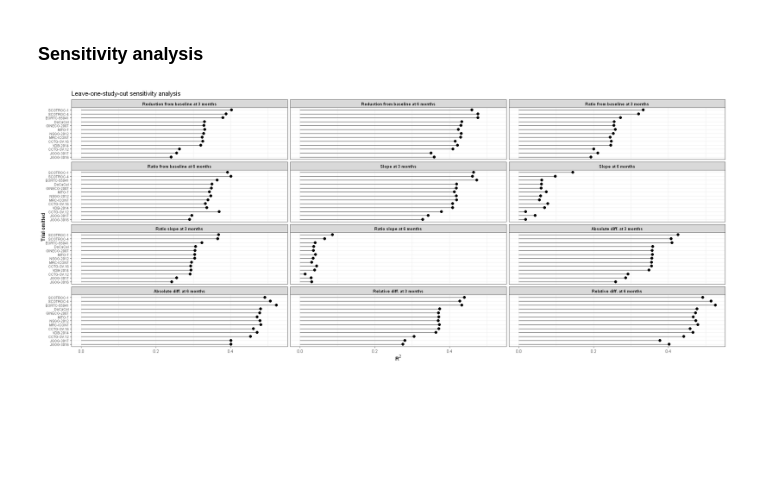
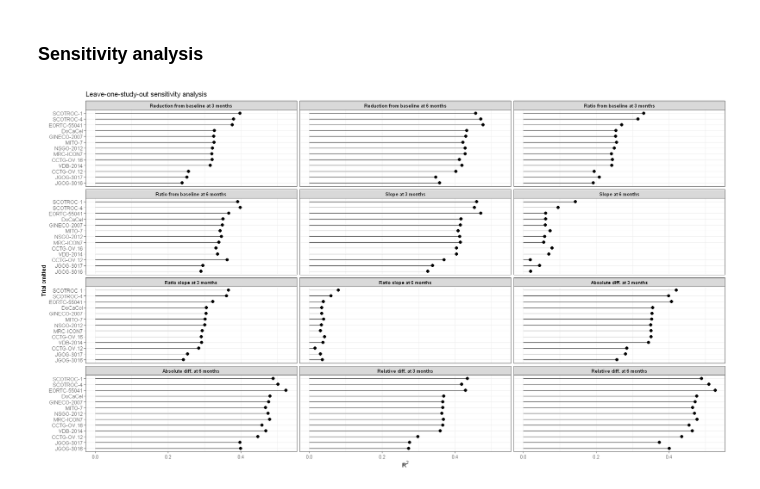
Before and after one commit to Kodro23/Surrogacy_evaluation_CA125, a Jupyter notebook: notebooks/inla/Surrogacy_evaluation_of_CA125_inla.ipynb, the cells around one changed output. Drawn from its saved outputs; the diff is of its cells as text; code cells hidden in the pictures; blank space fills up the shorter version.

```diff
--- a/notebooks/inla/Surrogacy_evaluation_of_CA125_inla.ipynb
+++ b/notebooks/inla/Surrogacy_evaluation_of_CA125_inla.ipynb
@@ -18,7 +18,7 @@ invisible(source("./src/inla/help_functions.r"))
 # %%
 #Load dataset
 ca125 <- read.csv("./data/MAOV_ca125_all.csv", sep=";")
-ca125 <- ca125%>%mutate(id=paste(trialid,"_",patid))
+ca125 <- ca125%>%mutate(id=paste0(trialid,"_",patid))
 ca125 %>% summarize(
     n_patients=n_distinct(id),
     n_trials=n_distinct(trialid),
@@ -953,11 +938,8 @@ for (j in seq_len(n_trials)) {
 }
 
 trajectory_df <- bind_rows(trajectory_results)
-trial_map <- ca125_all_6 %>%
-  distinct(trialid_num, trialid)
-
-trajectory_df <- trajectory_df %>%
-  left_join(trial_map, by = "trialid_num")
+trial_map <- ca125_all_6 %>%distinct(trialid_num, trialid)
+trajectory_df <- trajectory_df %>%left_join(trial_map, by = "trialid_num")
 # %%
 options(repr.plot.width = 20, repr.plot.height = 8)
 
@@ -1321,6 +1321,7 @@ loso_boot_r2 <- loso_boot_r2 %>%
     left_out_trial = trialid
   )
 # %%
+options(repr.plot.width = 18, repr.plot.height = 10)
 plot_df <- loso_boot_r2 %>%
   mutate(
     summary = factor(
@@ -1345,35 +1346,35 @@ ggplot(
   plot_df,
   aes(
     x = reorder(left_out_trial, mean_R2),
     y = mean_R2
   )
 ) +
   geom_segment(
     aes(
       xend = left_out_trial,
       y = 0,
       yend = mean_R2
     )
   ) +
   geom_point(size = 2.5) +
   coord_flip() +
   facet_wrap(
     ~summary,
     ncol = 3,
     scales = "fixed"
   ) +
   labs(
     x = "Trial omitted",
     y = expression(R^2),
     title = "Leave-one-study-out sensitivity analysis"
   ) +
   theme_bw() +
   theme(
     strip.text = element_text(face = "bold"),
-    axis.text.y = element_text(size = 7)
+    axis.text.y = element_text(size = 10)
   )
 # %% [output]
-[figure, old version]
+[figure, new version]
 # %%
 #Evaluation of surrogacy on kelim data
 trial_samples_kelim <- trial_samples %>%filter(trialid_num %in% unique(kelim_data$trialid_num)) #6202 patients
```
Also changed, not shown: parts of 13 cells of this notebook, 3 other files.
